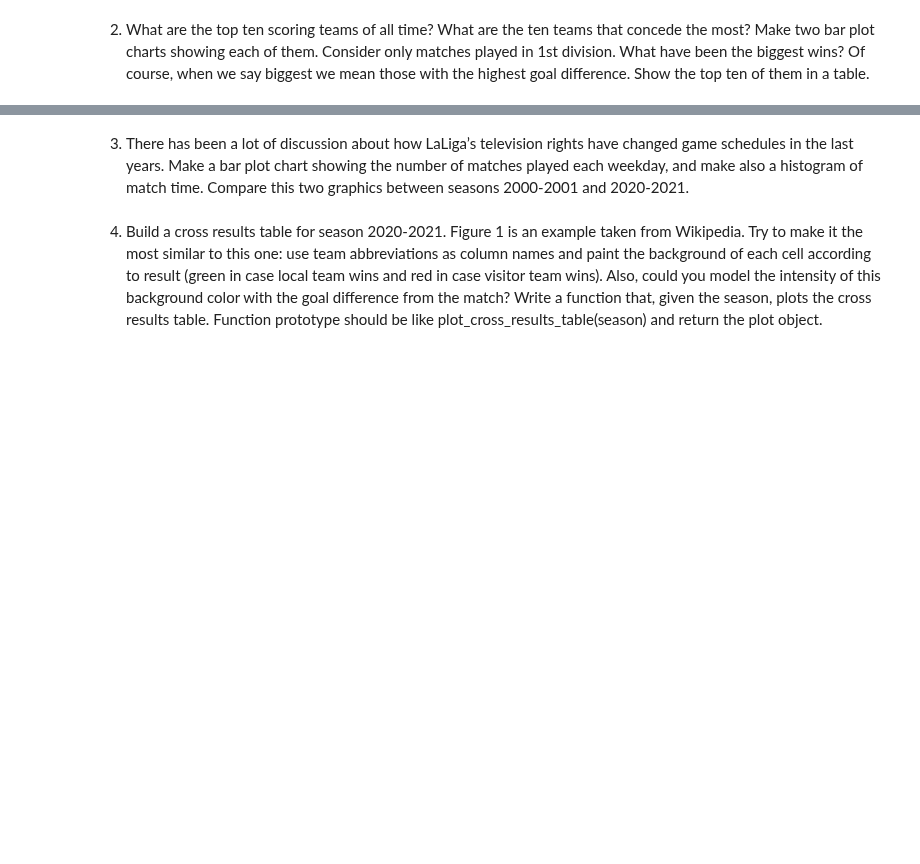
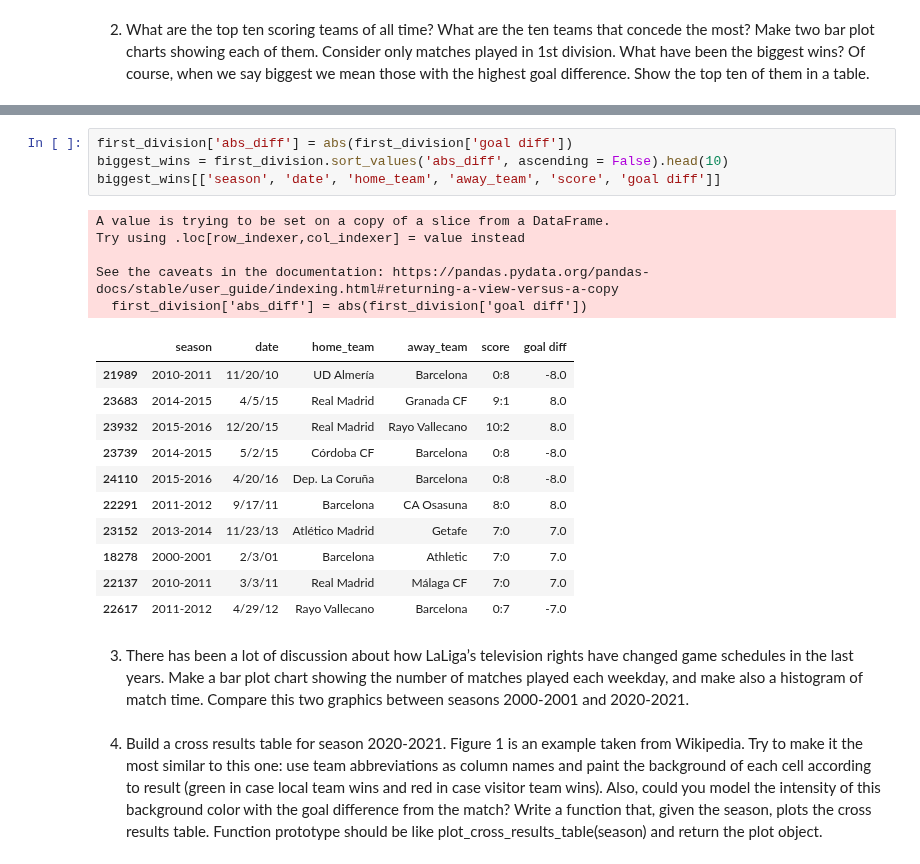
Before and after one commit to alexfulleda98/la-quiniela, a Jupyter notebook: analysis/LaLigaDataAnalysis.ipynb, the cells around one changed output, grey strips where cells are left out. Saved outputs shown, nothing was run; the diff lists cells and outputs as text; blank space fills up the shorter version.

```diff
--- a/analysis/LaLigaDataAnalysis.ipynb
+++ b/analysis/LaLigaDataAnalysis.ipynb
@@ -22,3 +73,24 @@ those with the highest goal difference. Show the top ten of them in a table.
+# %%
+first_division['abs_diff'] = abs(first_division['goal diff'])
+biggest_wins = first_division.sort_values('abs_diff', ascending = False).head(10)
+biggest_wins[['season', 'date', 'home_team', 'away_team', 'score', 'goal diff']]
+# %% [output]
+A value is trying to be set on a copy of a slice from a DataFrame.
+Try using .loc[row_indexer,col_indexer] = value instead
+
+See the caveats in the documentation: https://pandas.pydata.org/pandas-docs/stable/user_guide/indexing.html#returning-a-view-versus-a-copy
+  first_division['abs_diff'] = abs(first_division['goal diff'])
+|  | season | date | home_team | away_team | score | goal diff |
+| 21989 | 2010-2011 | 11/20/10 | UD Almería | Barcelona | 0:8 | -8.0 |
+| 23683 | 2014-2015 | 4/5/15 | Real Madrid | Granada CF | 9:1 | 8.0 |
+| 23932 | 2015-2016 | 12/20/15 | Real Madrid | Rayo Vallecano | 10:2 | 8.0 |
+| 23739 | 2014-2015 | 5/2/15 | Córdoba CF | Barcelona | 0:8 | -8.0 |
+| 24110 | 2015-2016 | 4/20/16 | Dep. La Coruña | Barcelona | 0:8 | -8.0 |
+| 22291 | 2011-2012 | 9/17/11 | Barcelona | CA Osasuna | 8:0 | 8.0 |
+| 23152 | 2013-2014 | 11/23/13 | Atlético Madrid | Getafe | 7:0 | 7.0 |
+| 18278 | 2000-2001 | 2/3/01 | Barcelona | Athletic | 7:0 | 7.0 |
+| 22137 | 2010-2011 | 3/3/11 | Real Madrid | Málaga CF | 7:0 | 7.0 |
+| 22617 | 2011-2012 | 4/29/12 | Rayo Vallecano | Barcelona | 0:7 | -7.0 |
 # %% [markdown]
 3. There has been a lot of discussion about how LaLiga’s television rights have
 changed game schedules in the last years. Make a bar plot chart showing
```
Also changed, not shown: parts of 5 cells of this notebook.
